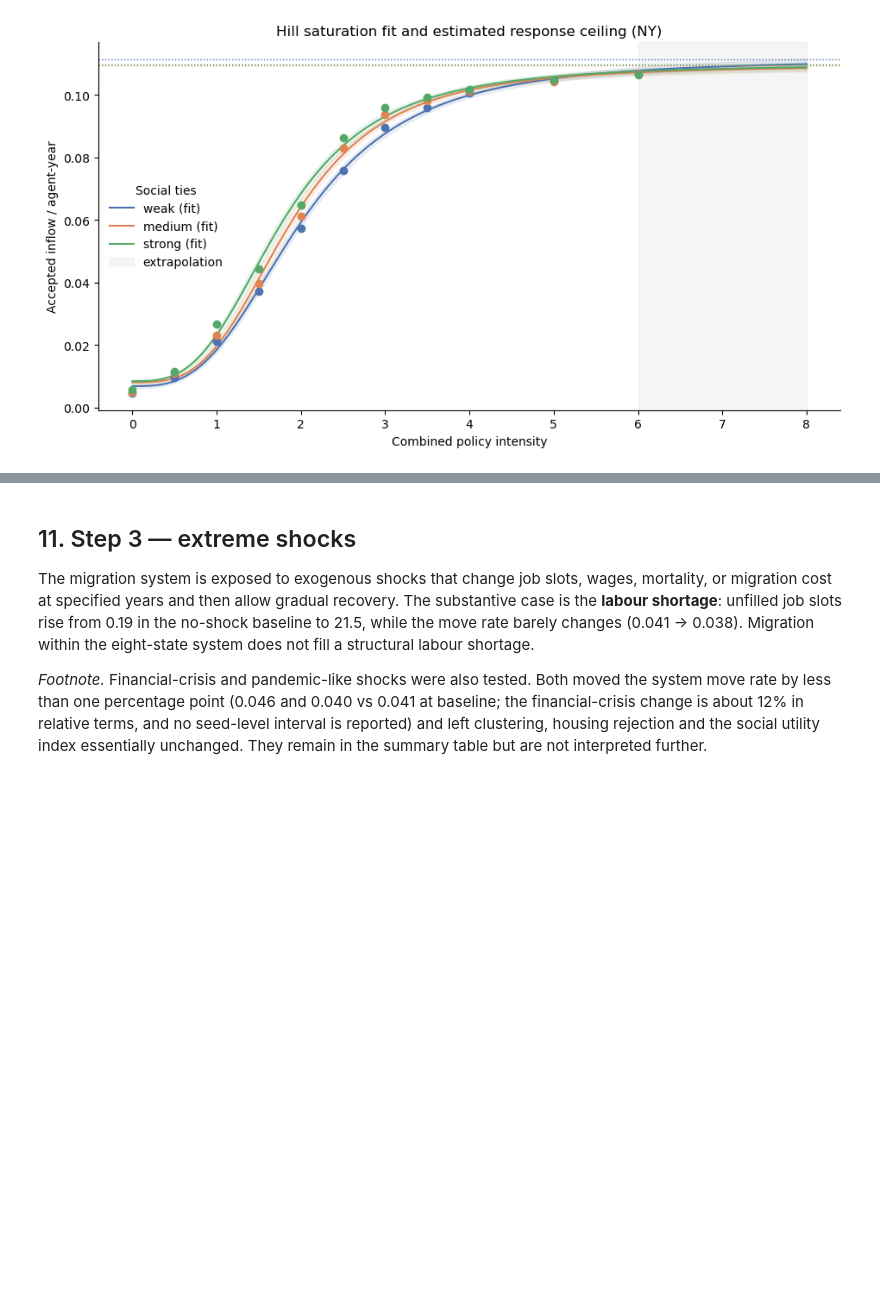
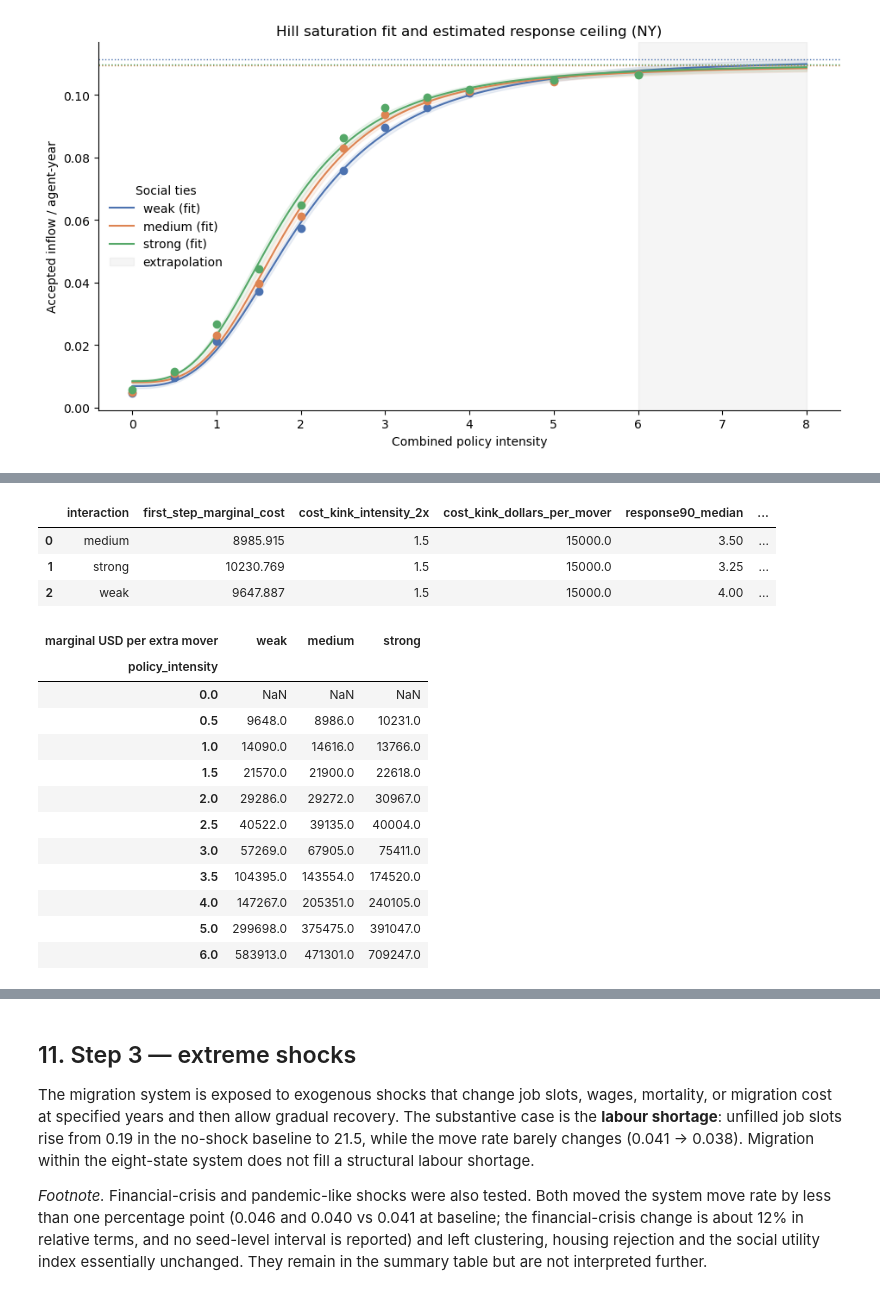
Before and after one commit to Jeremy-Xujia-Chen/CITS4403-GROUP-PROJECT, a Jupyter notebook: 0914-1_v8.ipynb, the cells around one changed output, grey strips where cells are left out. Saved outputs shown, nothing was run; the diff lists cells and outputs as text; code cells hidden in the pictures; blank space fills up the shorter version.

```diff
--- a/0914-1_v8.ipynb
+++ b/0914-1_v8.ipynb
@@ -2252,0 +2259,64 @@ plt.tight_layout(); plt.show()
+# %%
+COST_KINK_MULTIPLE = 2.0
+
+cost_curve = sweep_summary.sort_values(["interaction", "policy_intensity"]).copy()
+cost_curve["dollar_per_mover"] = intensity_to_dollar_equivalent(cost_curve["policy_intensity"])
+cost_curve["total_spend_per_agent_year"] = cost_curve["dollar_per_mover"] * cost_curve["target_inflow_rate"]
+baseline_inflow = (
+    cost_curve[cost_curve["policy_intensity"] == 0]
+    .set_index("interaction")["target_inflow_rate"]
+)
+cost_curve["baseline_inflow"] = cost_curve["interaction"].map(baseline_inflow)
+cost_curve["induced_inflow"] = cost_curve["target_inflow_rate"] - cost_curve["baseline_inflow"]
+cost_curve["avg_cost_per_induced_mover"] = np.where(
+    cost_curve["induced_inflow"] > 0,
+    cost_curve["total_spend_per_agent_year"] / cost_curve["induced_inflow"], np.nan,
+)
+grp = cost_curve.groupby("interaction")
+cost_curve["marginal_inflow"] = grp["target_inflow_rate"].diff()
+cost_curve["marginal_spend"] = grp["total_spend_per_agent_year"].diff()
+cost_curve["marginal_cost_per_additional_mover"] = np.where(
+    cost_curve["marginal_inflow"] > 0,
+    cost_curve["marginal_spend"] / cost_curve["marginal_inflow"], np.inf,
+)
+cost_curve.loc[cost_curve["marginal_inflow"].isna(), "marginal_cost_per_additional_mover"] = np.nan
+
+kink_rows = []
+for label, g in cost_curve.groupby("interaction"):
+    mc = g.dropna(subset=["marginal_cost_per_additional_mover"])
+    first_mc = mc["marginal_cost_per_additional_mover"].iloc[0]
+    over = mc[mc["marginal_cost_per_additional_mover"] > COST_KINK_MULTIPLE * first_mc]
+    kink = float(over["policy_intensity"].iloc[0]) if len(over) else np.nan
+    resp90 = threshold_summary.set_index("interaction").loc[label, "response90_median"]
+    kink_rows.append({
+        "interaction": label,
+        "first_step_marginal_cost": first_mc,
+        f"cost_kink_intensity_{COST_KINK_MULTIPLE:g}x": kink,
+        "cost_kink_dollars_per_mover": intensity_to_dollar_equivalent(kink) if np.isfinite(kink) else np.nan,
+        "response90_median": resp90,
+        "kink_before_response90": bool(np.isfinite(kink) and kink < resp90),
+    })
+cost_kink_summary = pd.DataFrame(kink_rows)
+
+display(cost_kink_summary.round(3))
+display(cost_curve.pivot(index="policy_intensity", columns="interaction", values="marginal_cost_per_additional_mover")
+        .reindex(columns=["weak", "medium", "strong"]).round(0)
+        .rename_axis(columns="marginal USD per extra mover"))
+# %% [output]
+|  | interaction | first_step_marginal_cost | cost_kink_intensity_2x | cost_kink_dollars_per_mover | response90_median | ... |
+| 0 | medium | 8985.915 | 1.5 | 15000.0 | 3.50 | ... |
+| 1 | strong | 10230.769 | 1.5 | 15000.0 | 3.25 | ... |
+| 2 | weak | 9647.887 | 1.5 | 15000.0 | 4.00 | ... |
+| marginal USD per extra mover | weak | medium | strong |
+| policy_intensity |  |  |  |
+| 0.0 | NaN | NaN | NaN |
+| 0.5 | 9648.0 | 8986.0 | 10231.0 |
+| 1.0 | 14090.0 | 14616.0 | 13766.0 |
+| 1.5 | 21570.0 | 21900.0 | 22618.0 |
+| 2.0 | 29286.0 | 29272.0 | 30967.0 |
+| 2.5 | 40522.0 | 39135.0 | 40004.0 |
+| 3.0 | 57269.0 | 67905.0 | 75411.0 |
+| 3.5 | 104395.0 | 143554.0 | 174520.0 |
+| 4.0 | 147267.0 | 205351.0 | 240105.0 |
+| 5.0 | 299698.0 | 375475.0 | 391047.0 |
+| 6.0 | 583913.0 | 471301.0 | 709247.0 |
```
Also changed, not shown: parts of 7 cells of this notebook, 1 other file.
